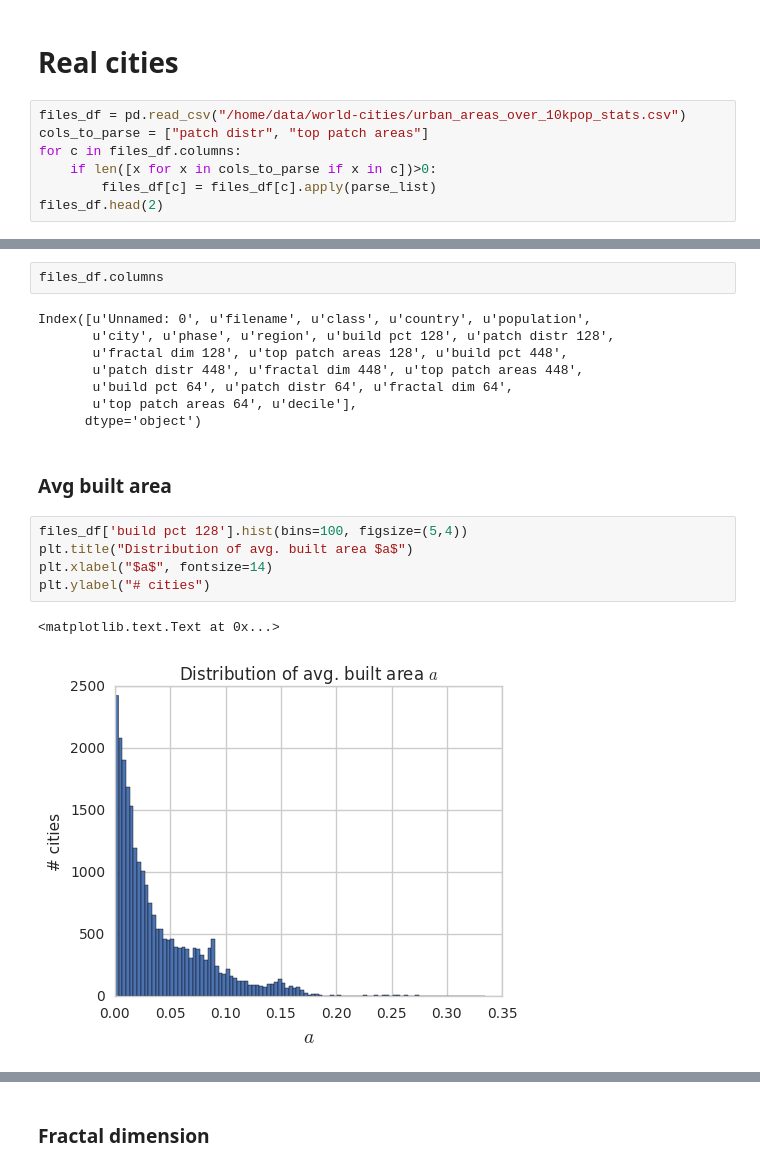
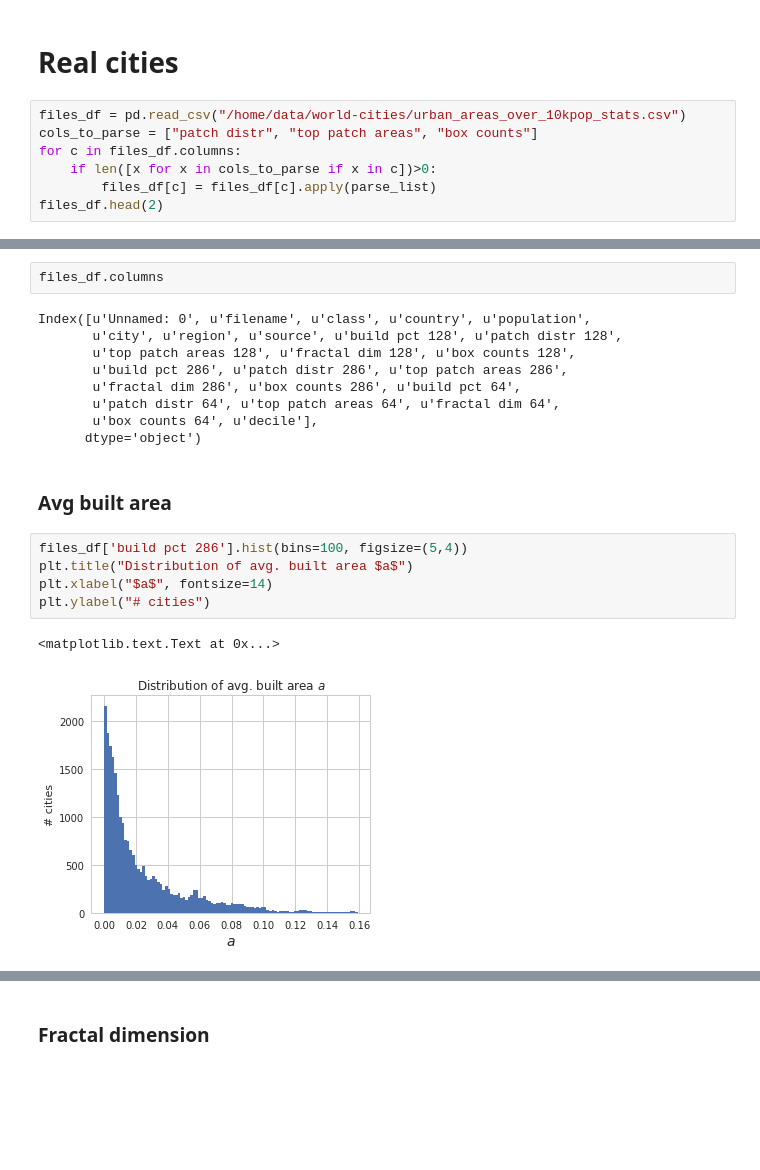
Before and after one commit to adrianalbert/urbanization-patterns, a Jupyter notebook: analysis/Analyze summary statistics.ipynb, the cells around one changed output, grey strips where cells are left out. Cells and saved outputs as stored; diff of their text form; blank space fills up the shorter version.

```diff
--- a/analysis/Analyze summary statistics.ipynb
+++ b/analysis/Analyze summary statistics.ipynb
@@ -39,7 +39,7 @@ def parse_list(s):
 # Real cities
 # %%
 files_df = pd.read_csv("/home/data/world-cities/urban_areas_over_10kpop_stats.csv")
-cols_to_parse = ["patch distr", "top patch areas"]
+cols_to_parse = ["patch distr", "top patch areas", "box counts"]
 for c in files_df.columns:
     if len([x for x in cols_to_parse if x in c])>0:
         files_df[c] = files_df[c].apply(parse_list)
@@ -53,20 +53,21 @@ files_df.head(2)
 files_df.columns
 # %% [output]
 Index([u'Unnamed: 0', u'filename', u'class', u'country', u'population',
-       u'city', u'phase', u'region', u'build pct 128', u'patch distr 128',
-       u'fractal dim 128', u'top patch areas 128', u'build pct 448',
-       u'patch distr 448', u'fractal dim 448', u'top patch areas 448',
-       u'build pct 64', u'patch distr 64', u'fractal dim 64',
-       u'top patch areas 64', u'decile'],
+       u'city', u'region', u'source', u'build pct 128', u'patch distr 128',
+       u'top patch areas 128', u'fractal dim 128', u'box counts 128',
+       u'build pct 286', u'patch distr 286', u'top patch areas 286',
+       u'fractal dim 286', u'box counts 286', u'build pct 64',
+       u'patch distr 64', u'top patch areas 64', u'fractal dim 64',
+       u'box counts 64', u'decile'],
       dtype='object')
 # %% [markdown]
 ### Avg built area
 # %%
-files_df['build pct 128'].hist(bins=100, figsize=(5,4))
+files_df['build pct 286'].hist(bins=100, figsize=(5,4))
 plt.title("Distribution of avg. built area $a$")
 plt.xlabel("$a$", fontsize=14)
 plt.ylabel("# cities")
 # %% [output]
 <matplotlib.text.Text at 0x...>
-[figure, old version]
+[figure, new version]
 # %%
```
Also changed, not shown: parts of 29 cells of this notebook, 3 other files.
